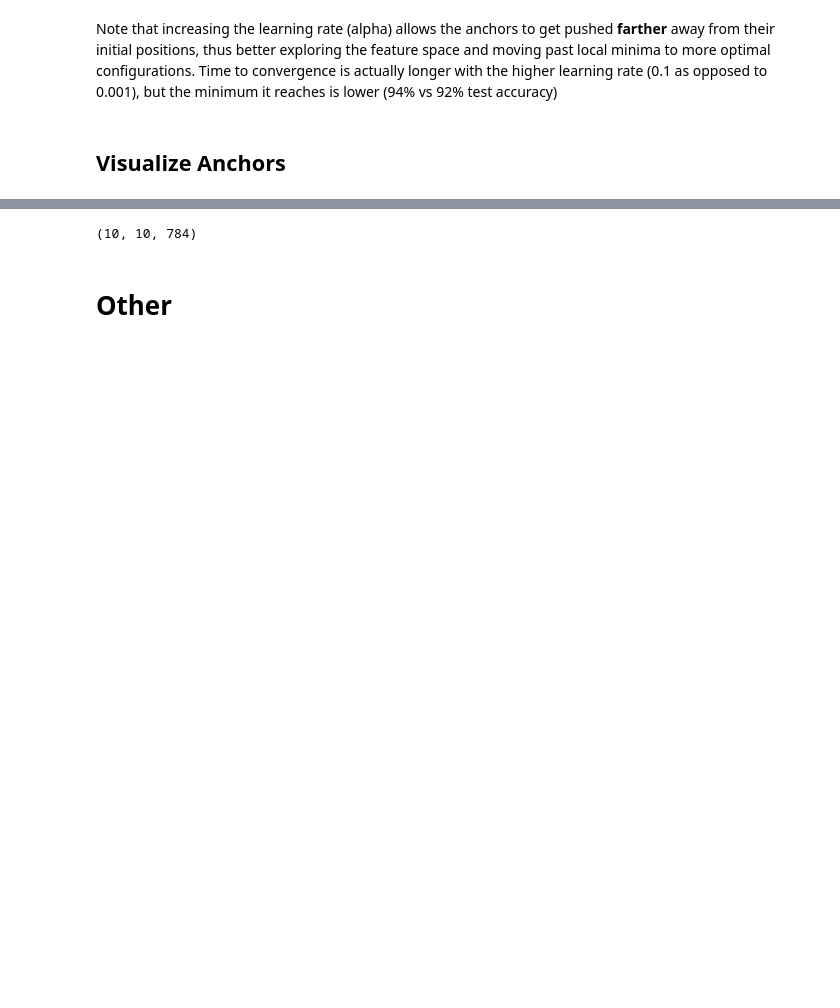
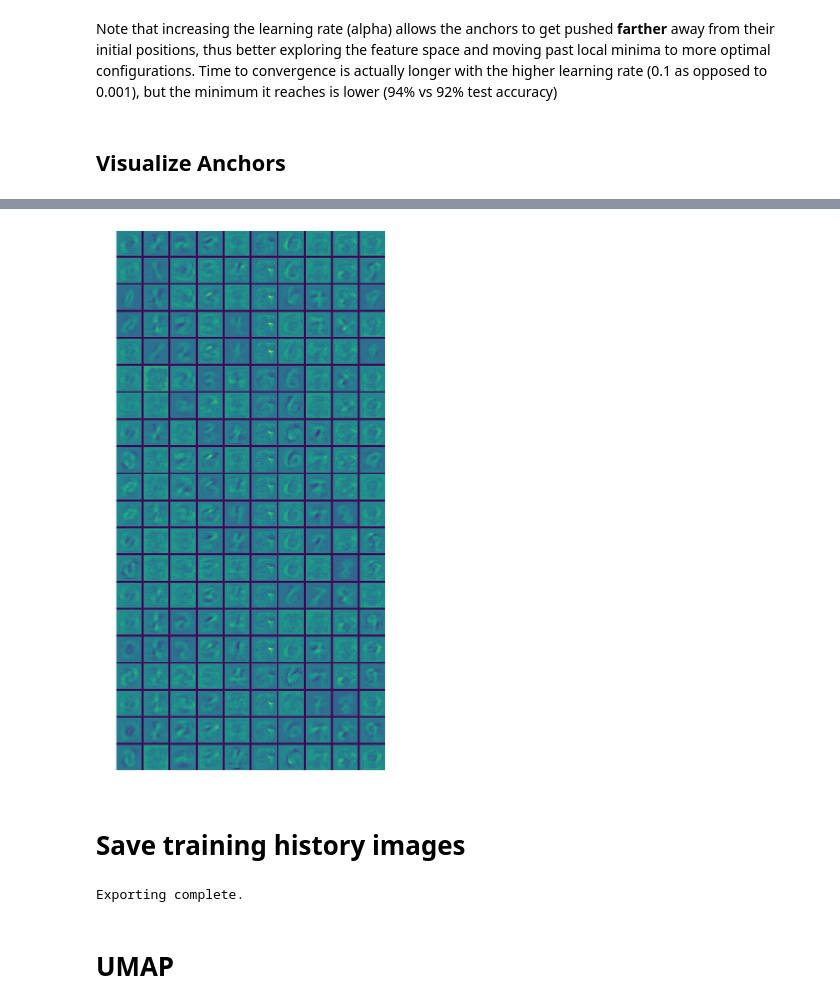
Before and after one commit to chrismbryant/anchor-vector-optimization, a Jupyter notebook: anchors_multi-class_clean.ipynb, the cells around one changed output, grey strips where cells are left out. Cells and saved outputs as stored; diff of their text form; code cells hidden in the pictures; blank space fills up the shorter version.

```diff
--- a/anchors_multi-class_clean.ipynb
+++ b/anchors_multi-class_clean.ipynb
@@ -313,8 +426,30 @@ Training complete.
 # %%
-params, H_train, H_test, J_train, J_valid = result
-acc_train = sum(np.argmax(H_train, axis = 0) == labels_train)/len(labels_train)
-acc_test = sum(np.argmax(H_test, axis = 0) == labels_test)/len(labels_test)
+probs_train = result["probs_train"]
+probs_test = result["probs_test"]
+params = result["params"]
+param_history = result["param_history"]
+
+acc_train = sum(np.argmax(probs_train, axis = 0) == labels_train)/len(labels_train)
+acc_test = sum(np.argmax(probs_test, axis = 0) == labels_test)/len(labels_test)
 
 print("Train Accuracy: %f" % acc_train)
 print(" Test Accuracy: %f" % acc_test)
+
+summary = {
+    "k": k,
+    "p": p,
+    "q": q,
+    "alpha": alpha,
+    "num_epochs": num_epochs,
+    "initialize_A_with_samples": initialize_A_with_samples,
+    "learn_A": learn_A,
+    "training_time (s)": result["training_time"],
+    "train_accuracy": acc_train,
+    "test_accuracy": acc_test
+}
+
+summary_path = "%s/training_summary.json" % model_folder
+
+with open(summary_path, "w") as f:
+    json.dump(summary, f)
 # %% [output]
@@ -367,6 +543,17 @@ plt.show()
-# %%
-params["A"].shape
-# %% [output]
-(10, 10, 784)
+# %%
+visualize(
+    params["A"],
+    "%s/learned_anchors.png" % model_folder,
+    dpi=300
+)
+# %% [output]
+[figure, added]
+# %% [markdown]
+# Save training history images
+# %%
+if learn_A:
+    save_parameter_snapshots(param_history)
+# %% [output]
+Exporting complete.
 # %% [markdown]
-# Other
+# UMAP
```
Also changed, not shown: parts of 27 cells of this notebook.
